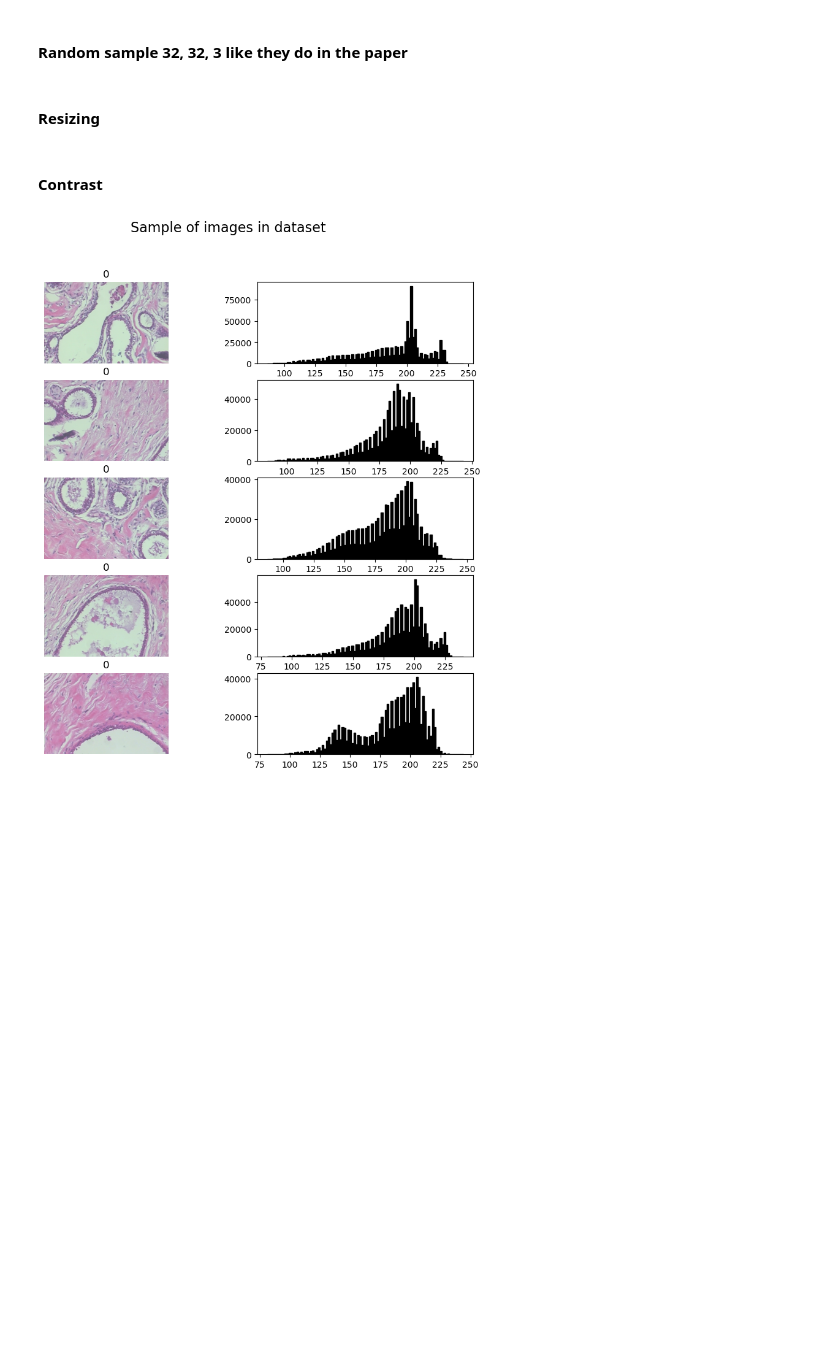
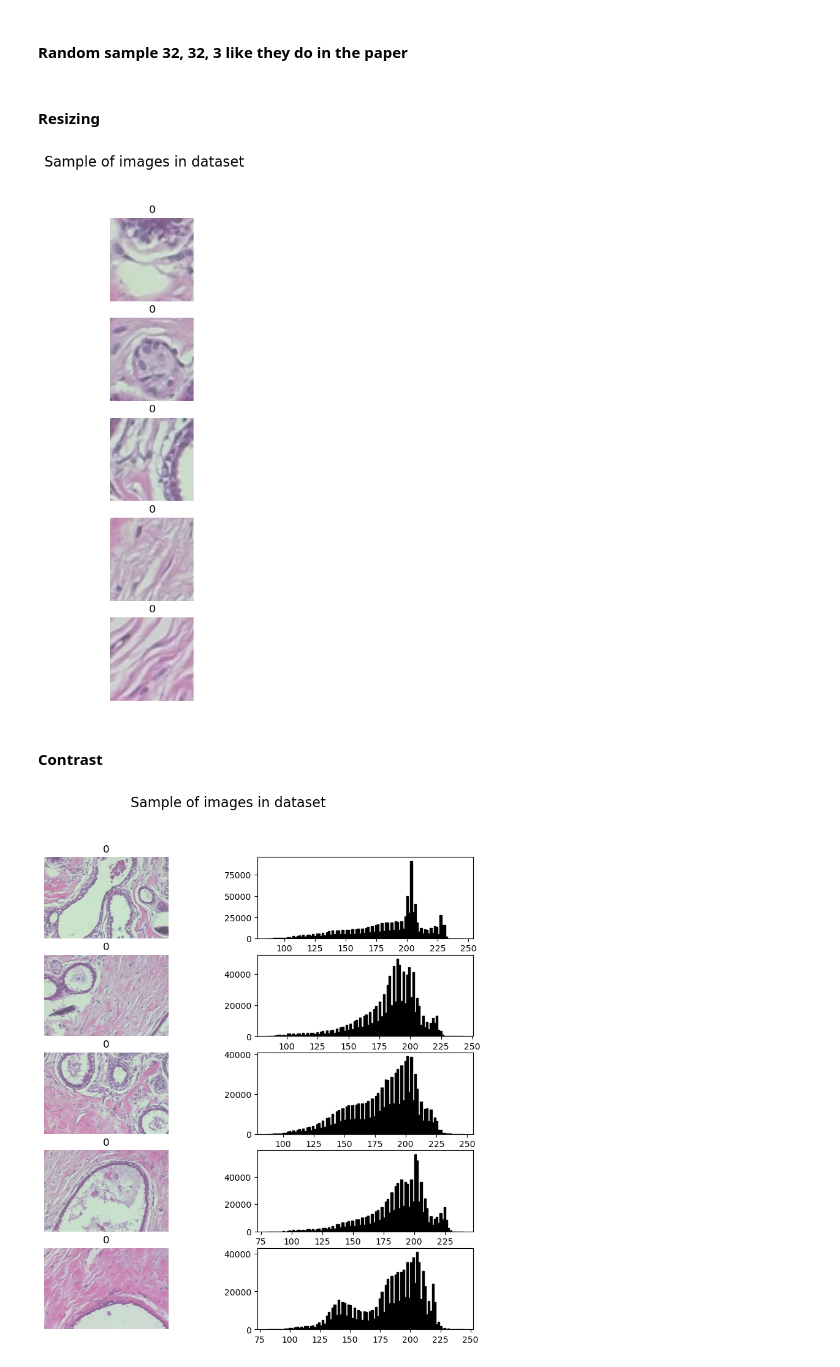
Before and after one commit to leen01/breast-tumor-classification, a Jupyter notebook: notebooks/Nick_Lee_Baseline_Models.ipynb, the cells around one changed output. Cells and saved outputs as stored; diff of their text form; code cells hidden in the pictures; blank space fills up the shorter version.

```diff
--- a/notebooks/Nick_Lee_Baseline_Models.ipynb
+++ b/notebooks/Nick_Lee_Baseline_Models.ipynb
@@ -461,9 +481,12 @@ images_base = create_image_set(ds_temp, 5)
 # %% [markdown]
 #### Resizing
 # %%
-# needs work
-# ds_temp = ds.map(read_image).map(augment_resize)
-# images_resize = create_image_set(ds_temp, 5)
+ds_temp = ds.map(read_image).map(augment_resize)
+image_resize = create_image_set(ds_temp, 5)
+
+plot_images(image_resize, 5)
+# %% [output]
+[figure, added]
 # %% [markdown]
 #### Contrast
 # %%
```
Also changed, not shown: parts of 26 cells of this notebook.
